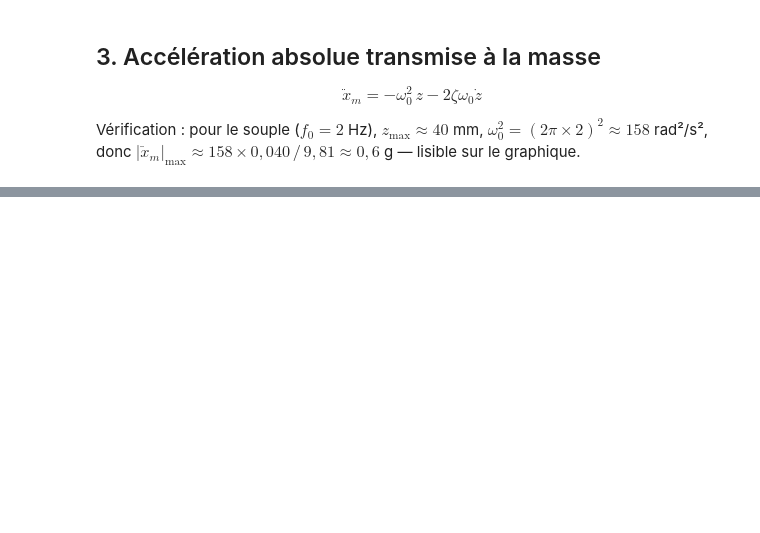
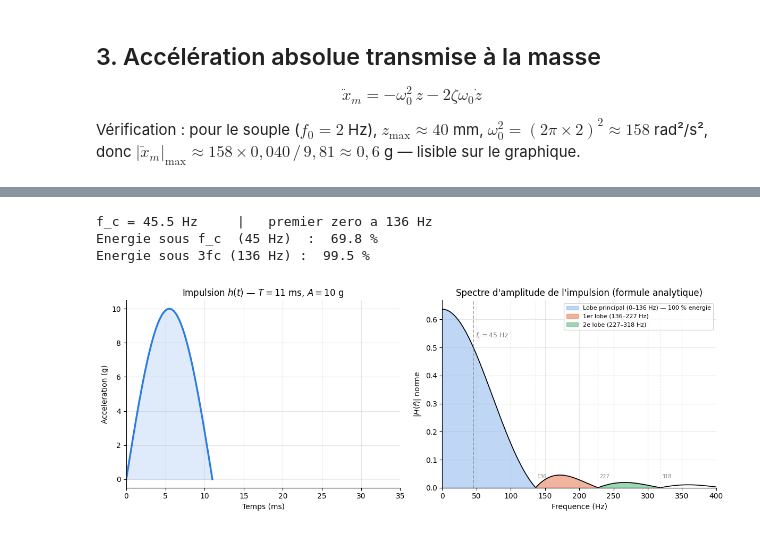
Before and after one commit to Xavier-1971/complement-dossier-industriel-sii, a Jupyter notebook: developpement-pedagogique/notebooks/dilemme_choc_vibration.ipynb, the cells around one changed output, grey strips where cells are left out. Drawn from its saved outputs; the diff is of its cells as text; code cells hidden in the pictures; blank space fills up the shorter version.

Commit message:
Mise à jour dilemme_choc_vibration.ipynb (dernière version Jupyter, nbformat corrigé)

```diff
--- a/developpement-pedagogique/notebooks/dilemme_choc_vibration.ipynb
+++ b/developpement-pedagogique/notebooks/dilemme_choc_vibration.ipynb
@@ -272,0 +253,68 @@ widgets.interact(
+# %%
+T = T_choc
+A = A_choc
+f_c = 1 / (2 * T)            # frequence caracteristique ≈ 45.5 Hz
+zeros_f = np.array([3, 5, 7]) * f_c   # premiers zeros du spectre
+
+f_arr = np.linspace(0, 400, 80001)    # resolution 0.005 Hz
+
+# Spectre analytique |H(f)| = (2AT/pi) * |cos(pi*f*T)| / |1 - (2fT)^2|
+# La singularite en f=fc (numerateur et denominateur nuls) est levee par l'Hopital : limite = AT/2
+with np.errstate(divide='ignore', invalid='ignore'):
+    num = (2*A*T/np.pi) * np.abs(np.cos(np.pi * f_arr * T))
+    den = np.abs(1 - (2 * f_arr * T)**2)
+    H   = np.where(den < 1e-8, A*T/2, num/den)
+
+# Energie spectrale (theoreme de Parseval, spectre unilatere)
+E_tot  = np.trapezoid(H**2, f_arr)
+E_fc   = np.trapezoid(H[f_arr <= f_c    ]**2, f_arr[f_arr <= f_c    ])
+E_3fc  = np.trapezoid(H[f_arr <= 3*f_c  ]**2, f_arr[f_arr <= 3*f_c  ])
+
+print(f"f_c = {f_c:.1f} Hz     |   premier zero a {zeros_f[0]:.0f} Hz")
+print(f"Energie sous f_c  ({f_c:.0f} Hz)  : {100*E_fc /E_tot:5.1f} %")
+print(f"Energie sous 3fc ({zeros_f[0]:.0f} Hz) : {100*E_3fc/E_tot:5.1f} %")
+
+# Normalisation pour le trace : H_n sans unite
+H_n  = H / (A * T)     # H(0) = 2/pi ≈ 0.637, H(fc) = 0.5
+y_max = np.max(H_n) * 1.05
+
+fig, (ax1, ax2) = plt.subplots(1, 2, figsize=(12, 4.5))
+
+# --- Signal temporel ---
+t_imp = np.linspace(0, T, 1000)
+ax1.plot(t_imp*1e3, A*np.sin(np.pi*t_imp/T)/g_std, color='#2B7BE0', lw=2.5)
+ax1.fill_between(t_imp*1e3, A*np.sin(np.pi*t_imp/T)/g_std, alpha=0.15, color='#2B7BE0')
+ax1.set_xlabel('Temps (ms)'); ax1.set_ylabel('Acceleration (g)')
+ax1.set_title(f'Impulsion $h(t)$ — $T={T*1e3:.0f}$ ms, $A={A/g_std:.0f}$ g')
+ax1.set_xlim(0, 35)
+
+# --- Spectre d'amplitude ---
+ax2.plot(f_arr, H_n, 'k', lw=1.2)
+
+# Lobes colores
+ax2.fill_between(f_arr[f_arr <= zeros_f[0]], H_n[f_arr <= zeros_f[0]],
+                 alpha=0.30, color='#2B7BE0',
+                 label=f'Lobe principal (0–{zeros_f[0]:.0f} Hz) — {100*E_3fc/E_tot:.0f} % energie')
+m1 = (f_arr >= zeros_f[0]) & (f_arr <= zeros_f[1])
+ax2.fill_between(f_arr[m1], H_n[m1], alpha=0.45, color='#E05A2B',
+                 label=f'1er lobe ({zeros_f[0]:.0f}–{zeros_f[1]:.0f} Hz)')
+m2 = (f_arr >= zeros_f[1]) & (f_arr <= zeros_f[2])
+ax2.fill_between(f_arr[m2], H_n[m2], alpha=0.45, color='#2BA85A',
+                 label=f'2e lobe ({zeros_f[1]:.0f}–{zeros_f[2]:.0f} Hz)')
+
+# Marqueurs
+ax2.axvline(f_c, color='gray', ls='--', lw=1.2, alpha=0.7)
+ax2.text(f_c+3, y_max*0.80, f'$f_c={f_c:.0f}$ Hz', fontsize=9, color='gray')
+for fz in zeros_f:
+    ax2.axvline(fz, color='lightgray', ls=':', lw=0.8)
+    ax2.text(fz+2, y_max*0.05, f'{fz:.0f}', fontsize=7, color='gray')
+
+ax2.set_xlabel('Frequence (Hz)'); ax2.set_ylabel('$|H(f)|$ norme')
+ax2.set_title("Spectre d'amplitude de l'impulsion (formule analytique)")
+ax2.set_xlim(0, 400); ax2.set_ylim(0, y_max); ax2.legend(fontsize=8)
+plt.tight_layout(); plt.show()
+# %% [output]
+f_c = 45.5 Hz     |   premier zero a 136 Hz
+Energie sous f_c  (45 Hz)  :  69.8 %
+Energie sous 3fc (136 Hz) :  99.5 %
+[figure, added]
```
Also changed, not shown: parts of 9 cells of this notebook.
